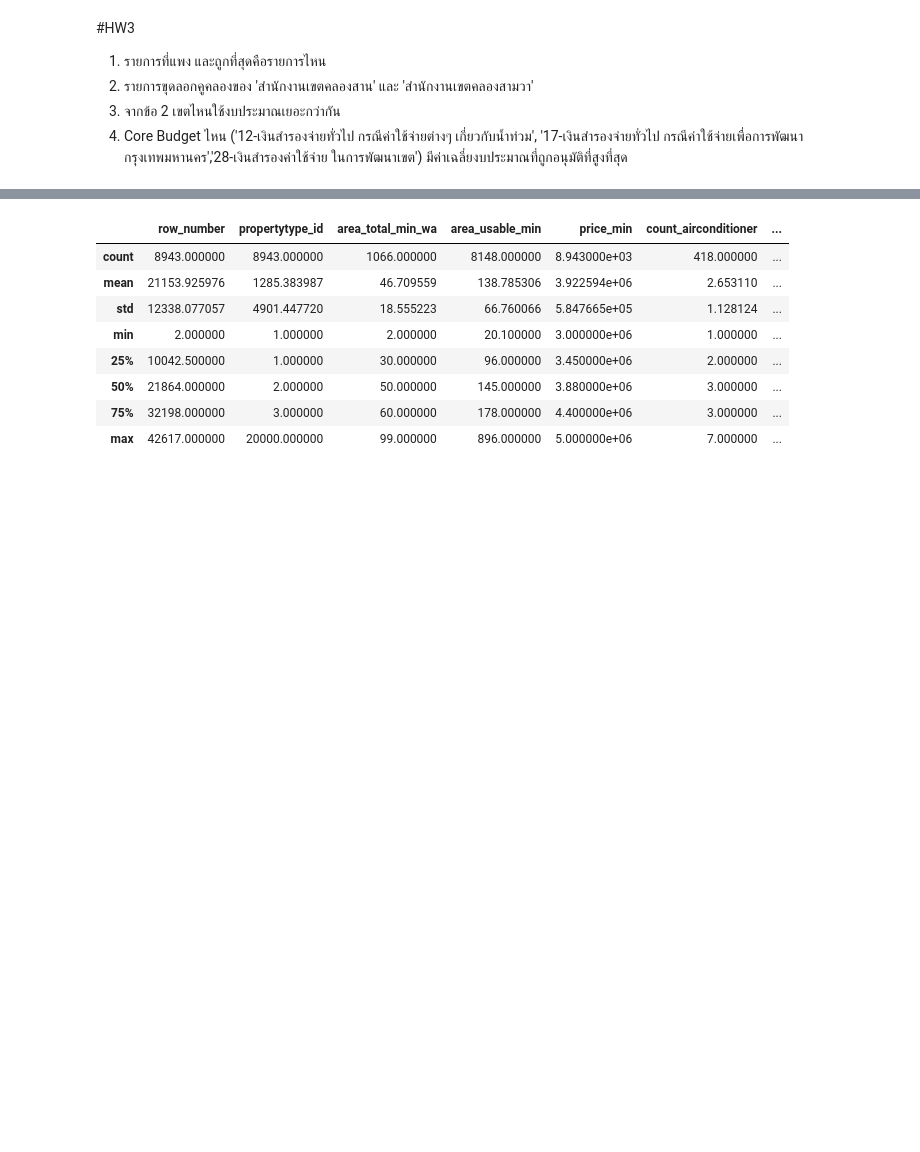
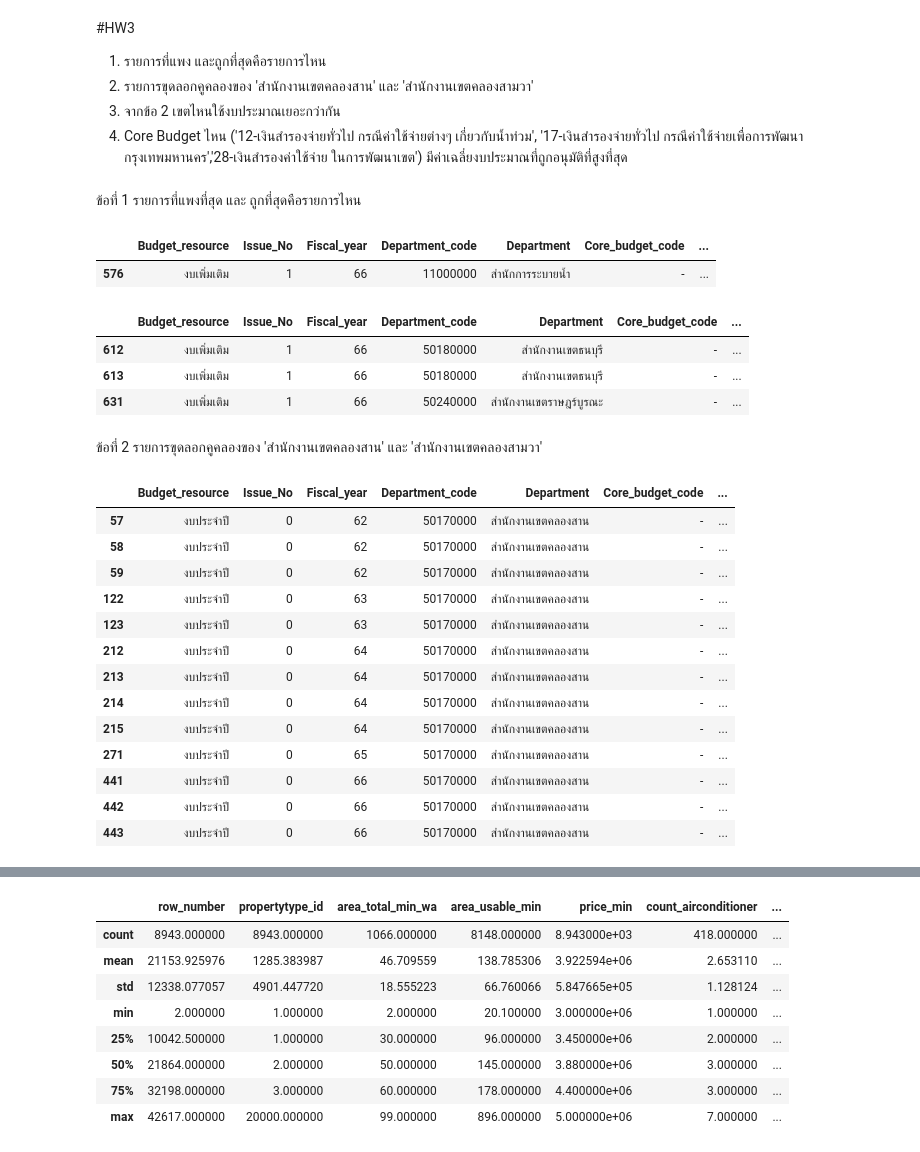
Before and after one commit to Penpitcha0634/python_dataviz2023, a Jupyter notebook: Pandas101.ipynb, the cells around one changed output, grey strips where cells are left out. Cells and saved outputs as stored; diff of their text form; code cells hidden in the pictures; blank space fills up the shorter version.

```diff
--- a/Pandas101.ipynb
+++ b/Pandas101.ipynb
@@ -459,3 +460,36 @@ Name: Department, Length: 692, dtype: object
  2. รายการขุดลอกคูคลองของ 'สำนักงานเขตคลองสาน' และ 'สำนักงานเขตคลองสามวา'
  3. จากข้อ 2 เขตไหนใช้งบประมาณเยอะกว่ากัน
  4. Core Budget ไหน ('12-เงินสำรองจ่ายทั่วไป กรณีค่าใช้จ่ายต่างๆ เกี่ยวกับน้ำท่วม', '17-เงินสำรองจ่ายทั่วไป กรณีค่าใช้จ่ายเพื่อการพัฒนากรุงเทพมหานคร','28-เงินสำรองค่าใช้จ่าย ในการพัฒนาเขต') มีค่าเฉลี่ยงบประมาณที่ถูกอนุมัติที่สูงที่สุด
+# %% [markdown]
+ข้อที่ 1  รายการที่แพงที่สุด และ ถูกที่สุดคือรายการไหน
+# %%
+data1[data1['Approved_buget'] == max(data1['Approved_buget'])]
+# %% [output]
+|  | Budget_resource | Issue_No | Fiscal_year | Department_code | Department | Core_budget_code | ... |
+| 576 | งบเพิ่มเติม | 1 | 66 | 11000000 | สำนักการระบายน้ำ | - | ... |
+# %%
+data1[data1['Approved_buget'] == min(data1['Approved_buget'])]
+# %% [output]
+|  | Budget_resource | Issue_No | Fiscal_year | Department_code | Department | Core_budget_code | ... |
+| 612 | งบเพิ่มเติม | 1 | 66 | 50180000 | สำนักงานเขตธนบุรี | - | ... |
+| 613 | งบเพิ่มเติม | 1 | 66 | 50180000 | สำนักงานเขตธนบุรี | - | ... |
+| 631 | งบเพิ่มเติม | 1 | 66 | 50240000 | สำนักงานเขตราษฎร์บูรณะ | - | ... |
+# %% [markdown]
+ข้อที่ 2 รายการขุดลอกคูคลองของ 'สำนักงานเขตคลองสาน' และ 'สำนักงานเขตคลองสามวา'
+# %%
+data1[data1['Department'] == 'สำนักงานเขตคลองสาน']
+# %% [output]
+|  | Budget_resource | Issue_No | Fiscal_year | Department_code | Department | Core_budget_code | ... |
+| 57 | งบประจำปี | 0 | 62 | 50170000 | สำนักงานเขตคลองสาน | - | ... |
+| 58 | งบประจำปี | 0 | 62 | 50170000 | สำนักงานเขตคลองสาน | - | ... |
+| 59 | งบประจำปี | 0 | 62 | 50170000 | สำนักงานเขตคลองสาน | - | ... |
+| 122 | งบประจำปี | 0 | 63 | 50170000 | สำนักงานเขตคลองสาน | - | ... |
+| 123 | งบประจำปี | 0 | 63 | 50170000 | สำนักงานเขตคลองสาน | - | ... |
+| 212 | งบประจำปี | 0 | 64 | 50170000 | สำนักงานเขตคลองสาน | - | ... |
+| 213 | งบประจำปี | 0 | 64 | 50170000 | สำนักงานเขตคลองสาน | - | ... |
+| 214 | งบประจำปี | 0 | 64 | 50170000 | สำนักงานเขตคลองสาน | - | ... |
+| 215 | งบประจำปี | 0 | 64 | 50170000 | สำนักงานเขตคลองสาน | - | ... |
+| 271 | งบประจำปี | 0 | 65 | 50170000 | สำนักงานเขตคลองสาน | - | ... |
+| 441 | งบประจำปี | 0 | 66 | 50170000 | สำนักงานเขตคลองสาน | - | ... |
+| 442 | งบประจำปี | 0 | 66 | 50170000 | สำนักงานเขตคลองสาน | - | ... |
+| 443 | งบประจำปี | 0 | 66 | 50170000 | สำนักงานเขตคลองสาน | - | ... |
```
Also changed, not shown: parts of 9 cells of this notebook.
